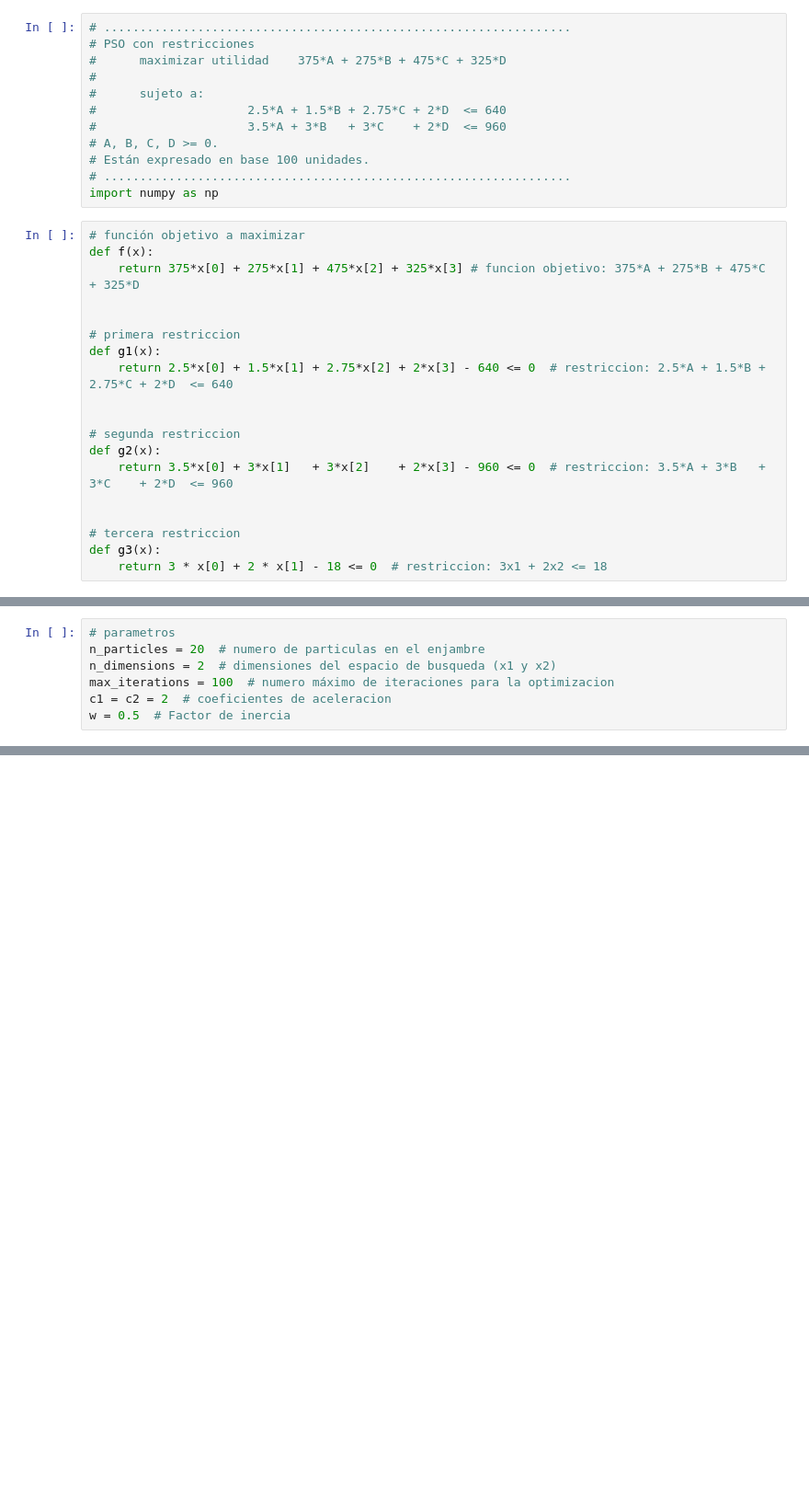
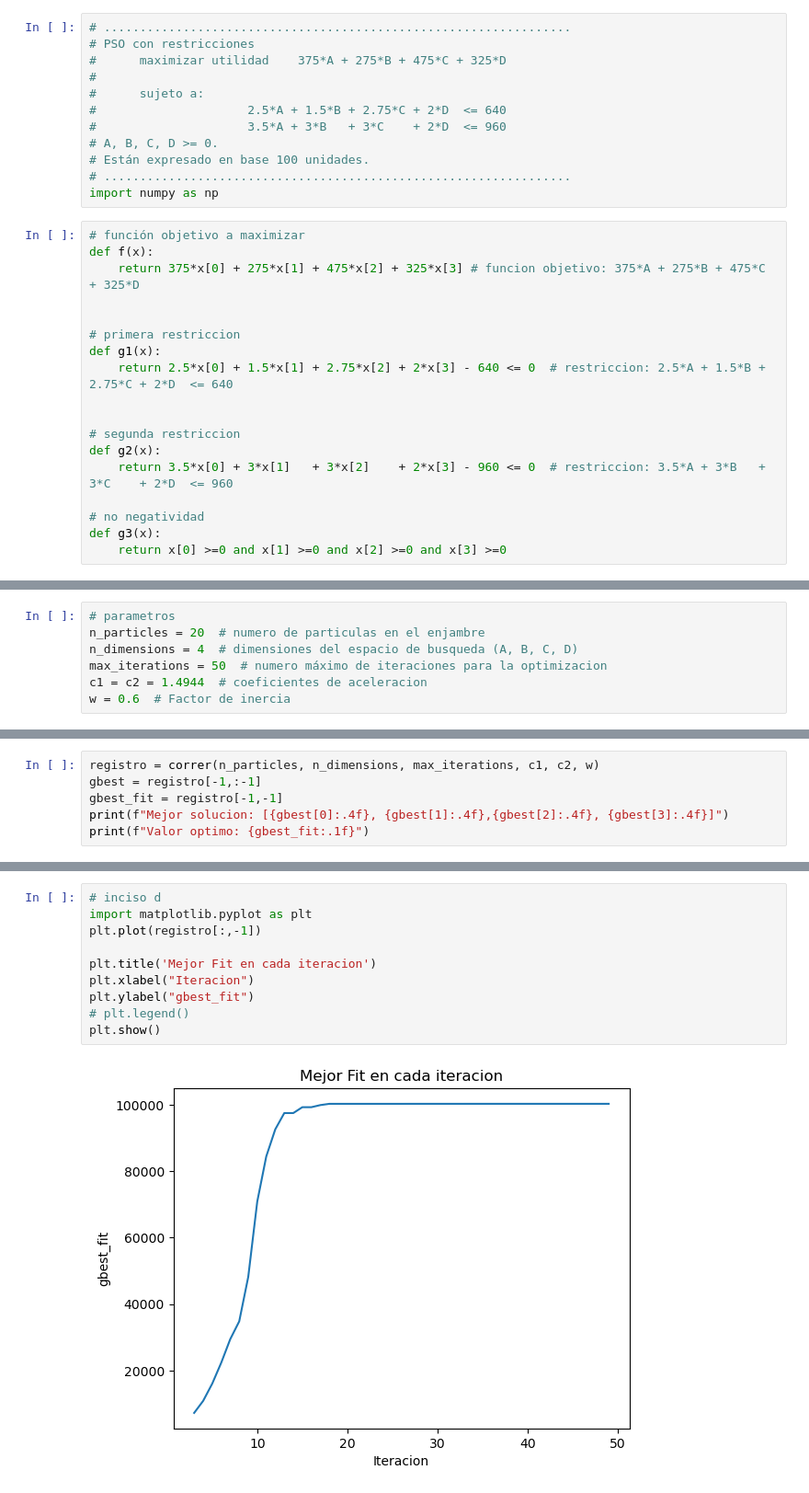
Before and after one commit to juanpsch/AEIV, a Jupyter notebook: TP3/TP3_1.ipynb, the cells around one changed output, grey strips where cells are left out. Shown at 92% size. Cells and saved outputs as stored; diff of their text form; blank space fills up the shorter version.

```diff
--- a/TP3/TP3_1.ipynb
+++ b/TP3/TP3_1.ipynb
@@ -25,7 +25,6 @@ def g1(x):
 def g2(x):
     return 3.5*x[0] + 3*x[1]   + 3*x[2]    + 2*x[3] - 960 <= 0  # restriccion: 3.5*A + 3*B   + 3*C    + 2*D  <= 960
 
-
-# tercera restriccion
+# no negatividad
 def g3(x):
-    return 3 * x[0] + 2 * x[1] - 18 <= 0  # restriccion: 3x1 + 2x2 <= 18
+    return x[0] >=0 and x[1] >=0 and x[2] >=0 and x[3] >=0
@@ -32,7 +117,7 @@ def g3(x):
 # %%
 # parametros
 n_particles = 20  # numero de particulas en el enjambre
-n_dimensions = 2  # dimensiones del espacio de busqueda (x1 y x2)
-max_iterations = 100  # numero máximo de iteraciones para la optimizacion
-c1 = c2 = 2  # coeficientes de aceleracion
-w = 0.5  # Factor de inercia
+n_dimensions = 4  # dimensiones del espacio de busqueda (A, B, C, D)
+max_iterations = 50  # numero máximo de iteraciones para la optimizacion
+c1 = c2 = 1.4944  # coeficientes de aceleracion
+w = 0.6  # Factor de inercia
@@ -86,0 +124,6 @@ Valor optimo: 35.99597066657522
+# %%
+registro = correr(n_particles, n_dimensions, max_iterations, c1, c2, w)
+gbest = registro[-1,:-1]
+gbest_fit = registro[-1,-1]
+print(f"Mejor solucion: [{gbest[0]:.4f}, {gbest[1]:.4f},{gbest[2]:.4f}, {gbest[3]:.4f}]")
+print(f"Valor optimo: {gbest_fit:.1f}")
@@ -86,0 +133,12 @@ Valor optimo: 35.99597066657522
+# %%
+# inciso d
+import matplotlib.pyplot as plt
+plt.plot(registro[:,-1])
+
+plt.title('Mejor Fit en cada iteracion')
+plt.xlabel("Iteracion")
+plt.ylabel("gbest_fit")
+# plt.legend()
+plt.show()
+# %% [output]
+[figure, added]
```
Also changed, not shown: parts of 7 cells of this notebook.
